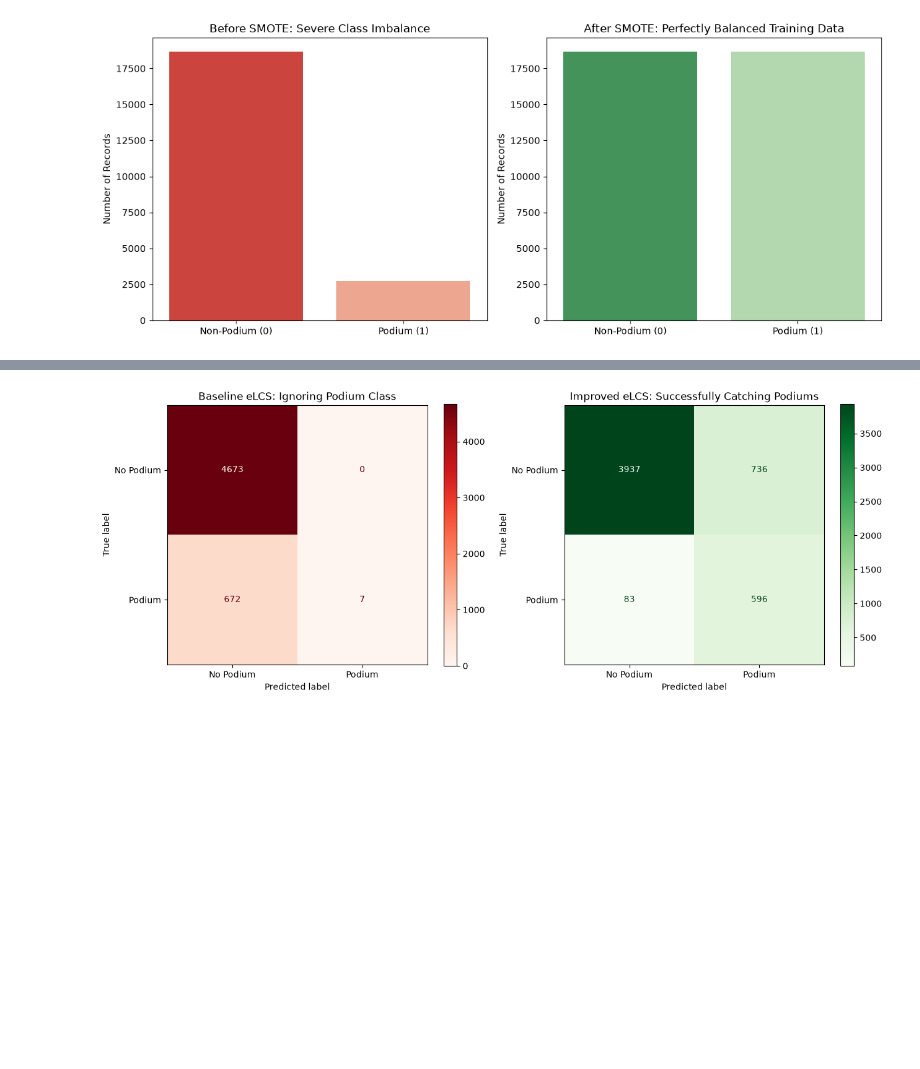
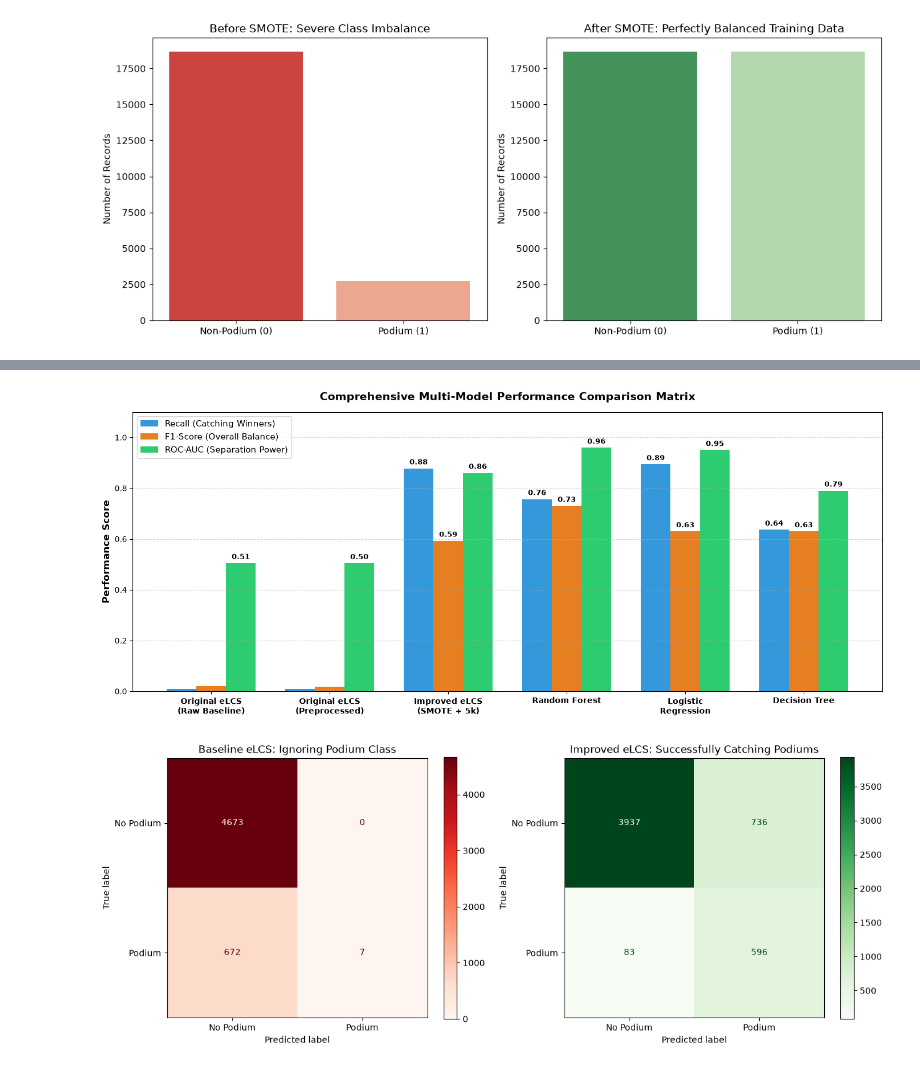
Before and after one commit to aarongoel22/Apex-Predictors-Phase-2, a Jupyter notebook: Aaron_Phase2_Pipeline.ipynb, the cells around one changed output, grey strips where cells are left out. Cells and saved outputs as stored; diff of their text form; code cells hidden in the pictures; blank space fills up the shorter version.

Commit message:
Added graph comparing models performance scores

```diff
--- a/Aaron_Phase2_Pipeline.ipynb
+++ b/Aaron_Phase2_Pipeline.ipynb
@@ -318,6 +304,62 @@ Original eLCS (Preprocessed)    0.8739     0.7500  0.0088    0.0175   0.5042
     Random Forest Classifier    0.9290     0.7051  0.7570    0.7301   0.9592         3.42
          Logistic Regression    0.8666     0.4860  0.8940    0.6297   0.9502         1.15
     Decision Tree Classifier    0.9051     0.6234  0.6362    0.6297   0.7902         0.45
+# %%
+import matplotlib.pyplot as plt
+import numpy as np
+
+# 1. Extract the exact metric values from final executed table
+models = [
+    "Original eLCS\n(Raw Baseline)",
+    "Original eLCS\n(Preprocessed)",
+    "Improved eLCS\n(SMOTE + 5k)",
+    "Random Forest",
+    "Logistic\nRegression",
+    "Decision Tree"
+]
+
+recall_scores = [0.0100, 0.0088, 0.8778, 0.7570, 0.8940, 0.6362]
+f1_scores = [0.0200, 0.0175, 0.5927, 0.7301, 0.6297, 0.6297]
+roc_auc_scores = [0.5050, 0.5042, 0.8601, 0.9592, 0.9502, 0.7902]
+
+# 2. Set up the plotting dimensions
+x = np.arange(len(models))
+width = 0.25  # thickness of each bar
+
+fig, ax = plt.subplots(figsize=(14, 6))
+
+# 3. Generate side-by-side bars for the three core evaluation criteria
+ax.bar(x - width, recall_scores, width, label='Recall (Catching Winners)', color='#3498db')
+ax.bar(x, f1_scores, width, label='F1-Score (Overall Balance)', color='#e67e22')
+ax.bar(x + width, roc_auc_scores, width, label='ROC-AUC (Separation Power)', color='#2ecc71')
+
+# 4. Add styling details for presentation clarity
+ax.set_ylabel('Performance Score', fontsize=12, fontweight='bold')
+ax.set_title('Comprehensive Multi-Model Performance Comparison Matrix', fontsize=14, fontweight='bold', pad=15)
+ax.set_xticks(x)
+ax.set_xticklabels(models, fontsize=10, fontweight='bold')
+ax.set_ylim(0, 1.1)
+ax.legend(loc='upper left', fontsize=11)
+ax.grid(axis='y', linestyle='--', alpha=0.5)
+
+# 5. Place numerical data tags right above the bars for transparency
+def add_value_labels(rects):
+    for rect in rects:
+        height = rect.get_height()
+        if height > 0.02:  # skip labels for near-zero values to avoid clutter
+            ax.annotate(f'{height:.2f}',
+                        xy=(rect.get_x() + rect.get_width() / 2, height),
+                        xytext=(0, 3),  # 3 points vertical offset
+                        textcoords="offset points",
+                        ha='center', va='bottom', fontsize=9, fontweight='bold')
+
+for container in ax.containers:
+    add_value_labels(container)
+
+plt.tight_layout()
+plt.show()
+# %% [output]
+[figure, added]
 # %%
 from sklearn.metrics import confusion_matrix, ConfusionMatrixDisplay
 
```
Also changed, not shown: parts of 7 cells of this notebook.
